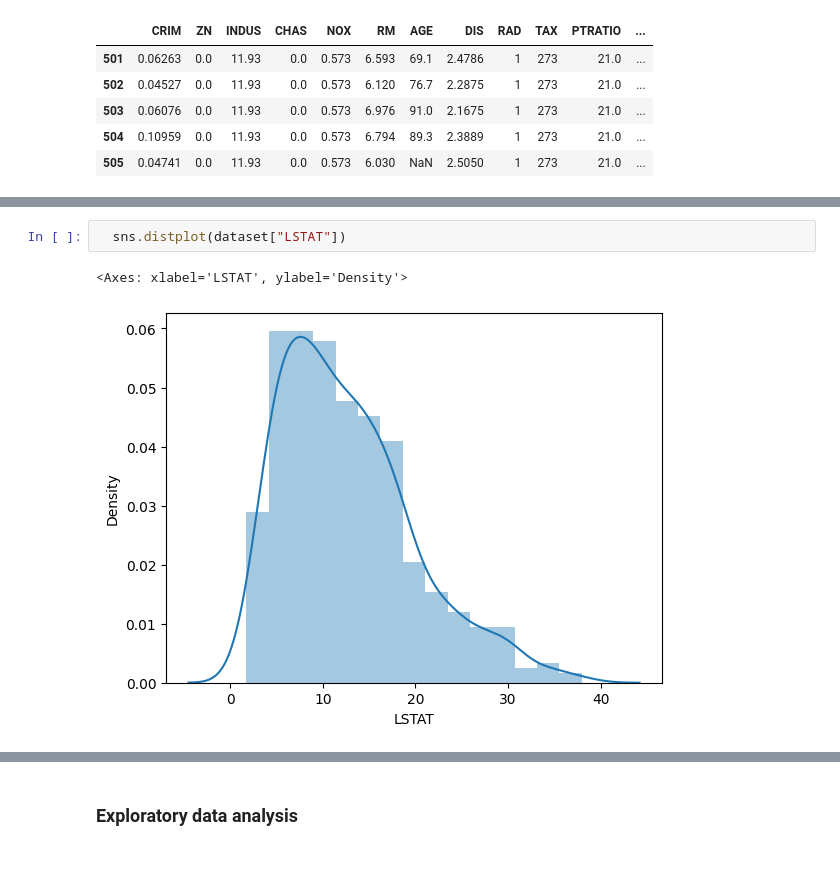
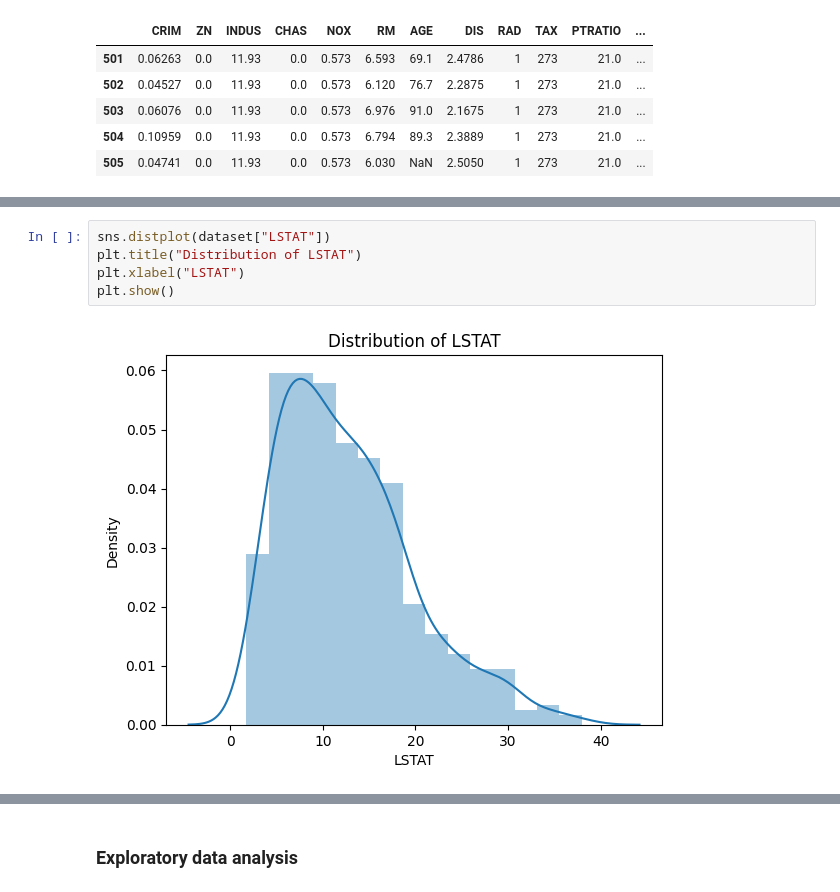
Before and after one commit to Vaibhav-153/boston-housing-ml-project, a Jupyter notebook: boston-housing-ml-project.ipynb, the cells around one changed output, grey strips where cells are left out. Drawn from its saved outputs; the diff is of its cells as text; blank space fills up the shorter version.

```diff
--- a/boston-housing-ml-project.ipynb
+++ b/boston-housing-ml-project.ipynb
@@ -168,8 +195,10 @@ CHAS
 1.0     34
 Name: count, dtype: int64
 # %%
-  sns.distplot(dataset["LSTAT"])
+sns.distplot(dataset["LSTAT"])
+plt.title("Distribution of LSTAT")
+plt.xlabel("LSTAT")
+plt.show()
 # %% [output]
-<Axes: xlabel='LSTAT', ylabel='Density'>
-[figure, old version]
+[figure, new version]
 # %%
```
Also changed, not shown: parts of 61 cells of this notebook, 3 other files.
